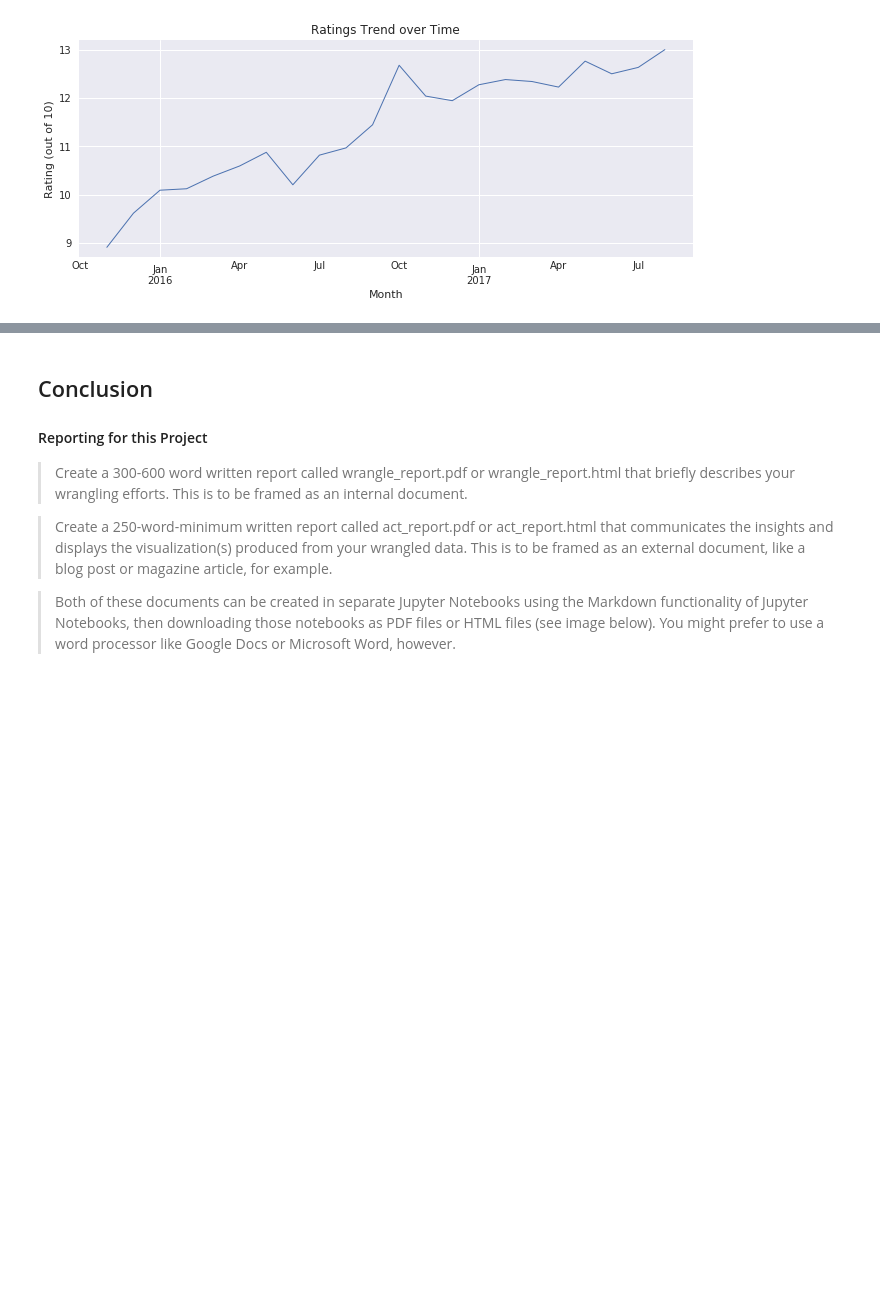
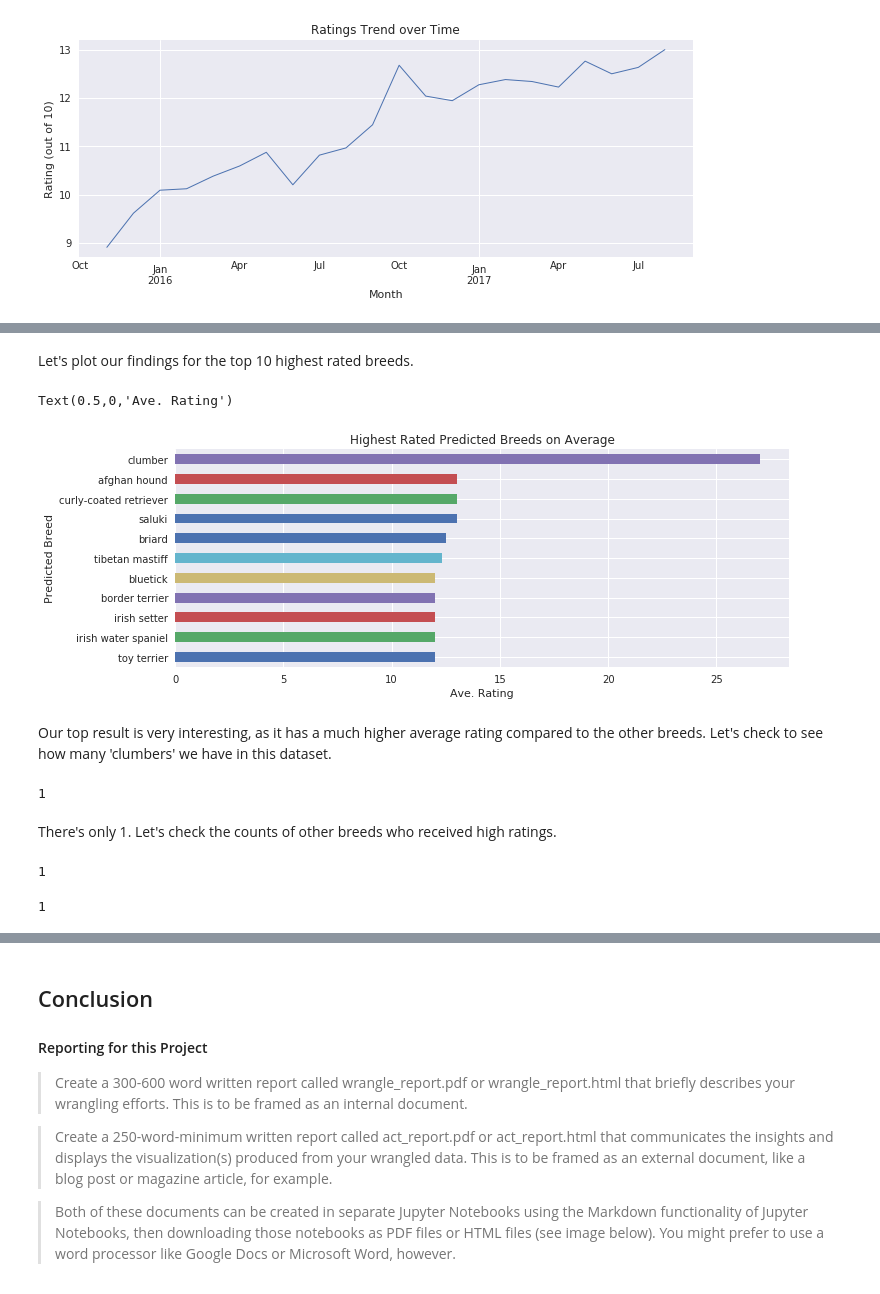
Before and after one commit to maleina/WeRateDogs-Twitter-Analysis, a Jupyter notebook: wrangle_act.ipynb, the cells around one changed output, grey strips where cells are left out. Saved outputs shown, nothing was run; the diff lists cells and outputs as text; code cells hidden in the pictures; blank space fills up the shorter version.

Commit message:
feat: Complete first pass through data analysis

```diff
--- a/wrangle_act.ipynb
+++ b/wrangle_act.ipynb
@@ -1482,0 +1490,12 @@ Here we can clearly see that our average ratings have generally increased over t
+# %%
+# Create new set of tweets with 1st prediction is a dog with at least 50% confidence
+df_predicted_dogs = df_archive_final[(df_archive_final['p1_dog'] == True) & (df_archive_final['p1_conf'] >= 0.5)]
+
+# Normalize our rating to be on a scale of 10
+df_predicted_dogs['rating']= (df_predicted_dogs['rating_numerator']/df_predicted_dogs['rating_denominator'] * 10).astype(int)
+
+# Keep only columns relevant for our analysis
+df_predicted_dogs = df_predicted_dogs[['tweet_id','p1', 'rating']]
+
+# Print first few records
+df_predicted_dogs.head()
@@ -1482,0 +1536,26 @@ Here we can clearly see that our average ratings have generally increased over t
+# %% [markdown]
+Let's plot our findings for the top 10 highest rated breeds.
+# %%
+# Plot the top results of average rating by predicted dog breed.
+ax = df_predicted_dogs.groupby('p1').rating.mean().sort_values(ascending=False)[10::-1].plot(kind='barh', title='Highest Rated Predicted Breeds on Average');
+ax.set_ylabel("Predicted Breed")
+ax.set_xlabel("Ave. Rating")
+# %% [output]
+Text(0.5,0,'Ave. Rating')
+[figure, added]
+# %% [markdown]
+Our top result is very interesting, as it has a much higher average rating compared to the other breeds. Let's check to see how many 'clumbers' we have in this dataset.
+# %%
+df_predicted_dogs[df_predicted_dogs['p1'] == 'clumber']['tweet_id'].count()
+# %% [output]
+1
+# %% [markdown]
+There's only 1. Let's check the counts of other breeds who received high ratings.
+# %%
+df_predicted_dogs[df_predicted_dogs['p1'] == 'afghan hound']['tweet_id'].count()
+# %% [output]
+1
+# %%
+df_predicted_dogs[df_predicted_dogs['p1'] == 'curly-coated retriever']['tweet_id'].count()
+# %% [output]
+1
```
Also changed, not shown: parts of 35 cells of this notebook.
